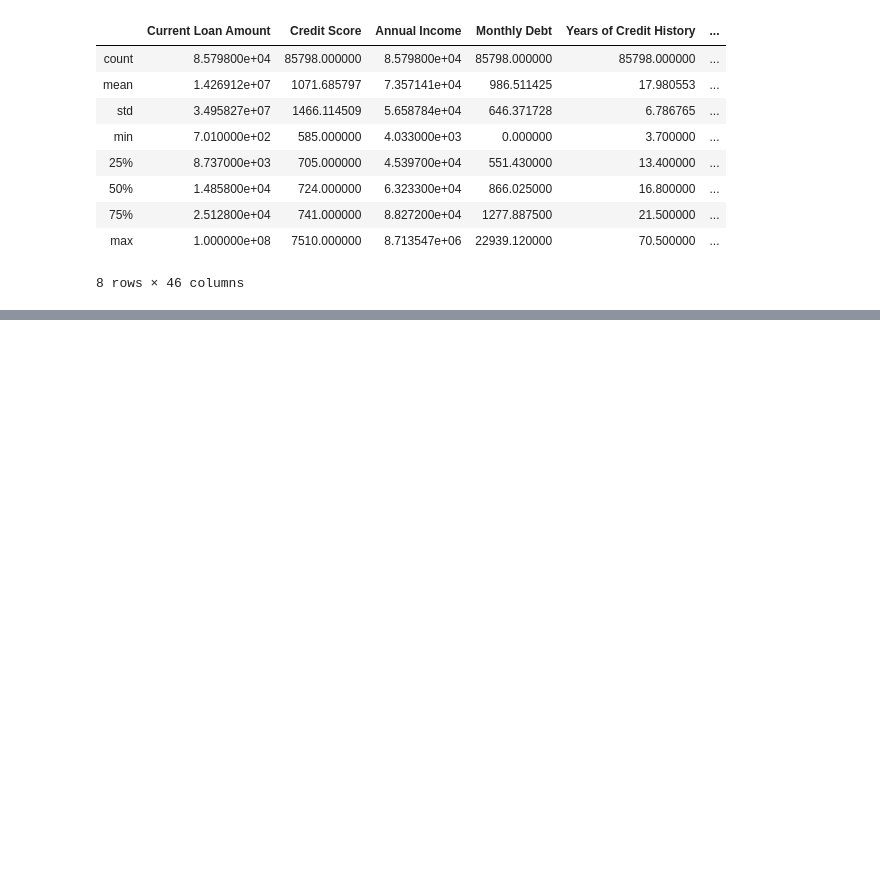
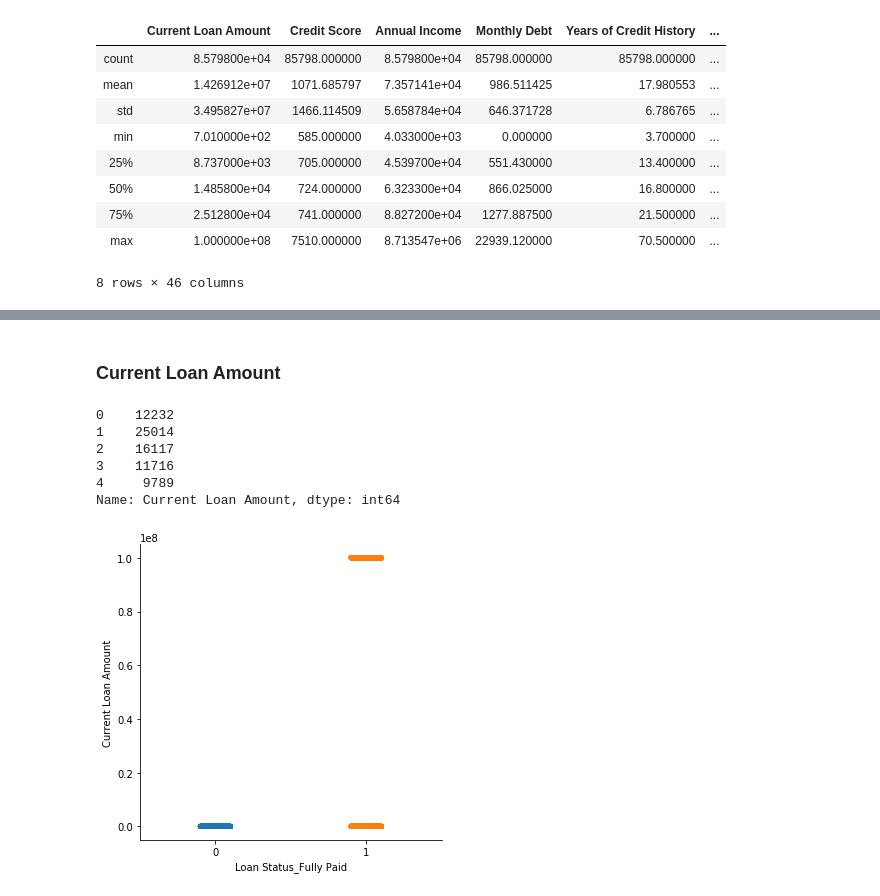
Before and after one commit to divaymohan/credit_score_modeling, a Jupyter notebook: NoteBook.ipynb, the cells around one changed output, grey strips where cells are left out. Drawn from its saved outputs; the diff is of its cells as text; code cells hidden in the pictures; blank space fills up the shorter version.

```diff
--- a/NoteBook.ipynb
+++ b/NoteBook.ipynb
@@ -338,0 +365,15 @@ sns.catplot(x="Term", kind="count", palette="ch:.25", data=df);
+# %% [markdown]
+### Current Loan Amount
+# %%
+n_df['Current Loan Amount'].head()
+# %% [output]
+0    12232
+1    25014
+2    16117
+3    11716
+4     9789
+Name: Current Loan Amount, dtype: int64
+# %%
+sns.catplot(x="Loan Status_Fully Paid", y="Current Loan Amount", data=n_df);
+# %% [output]
+[figure, added]
```
Also changed, not shown: parts of 34 cells of this notebook.
